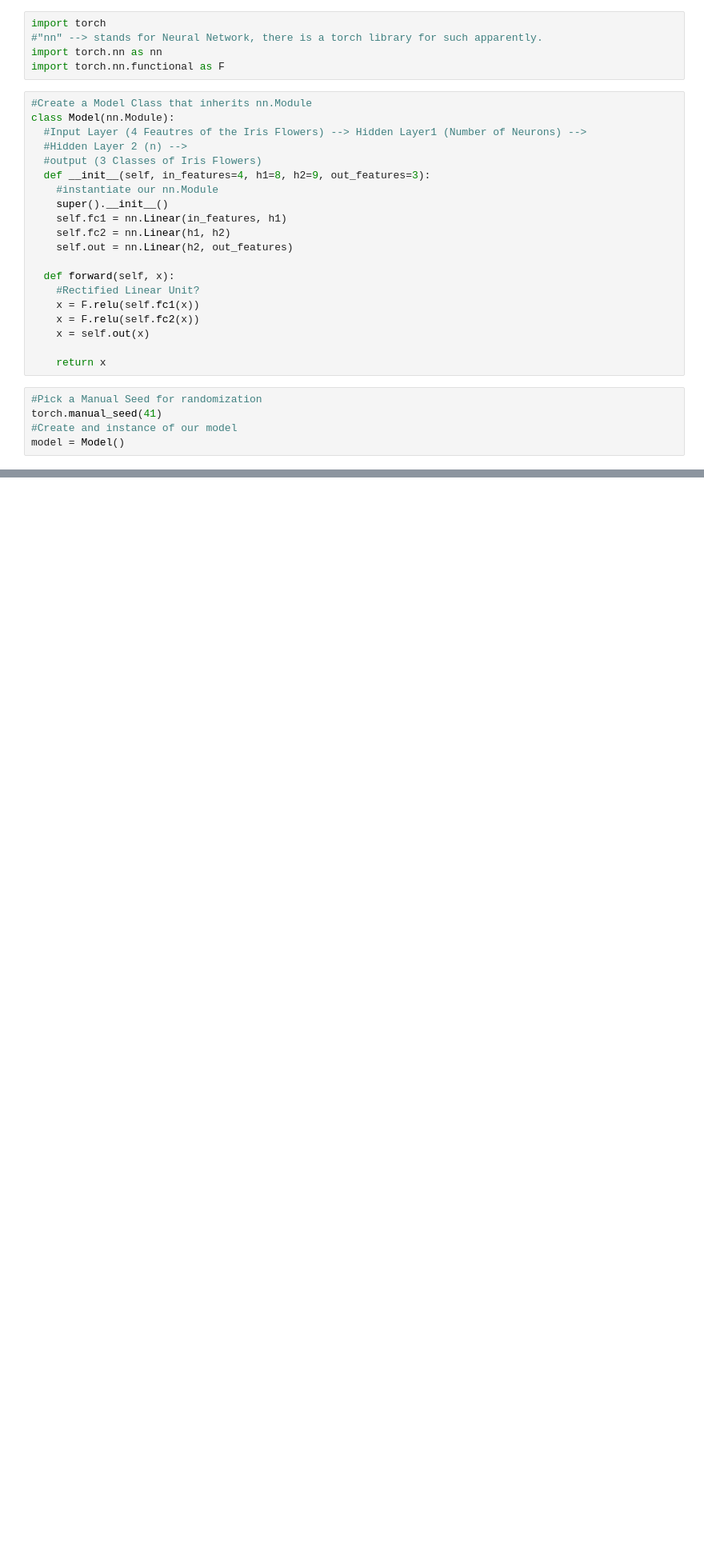
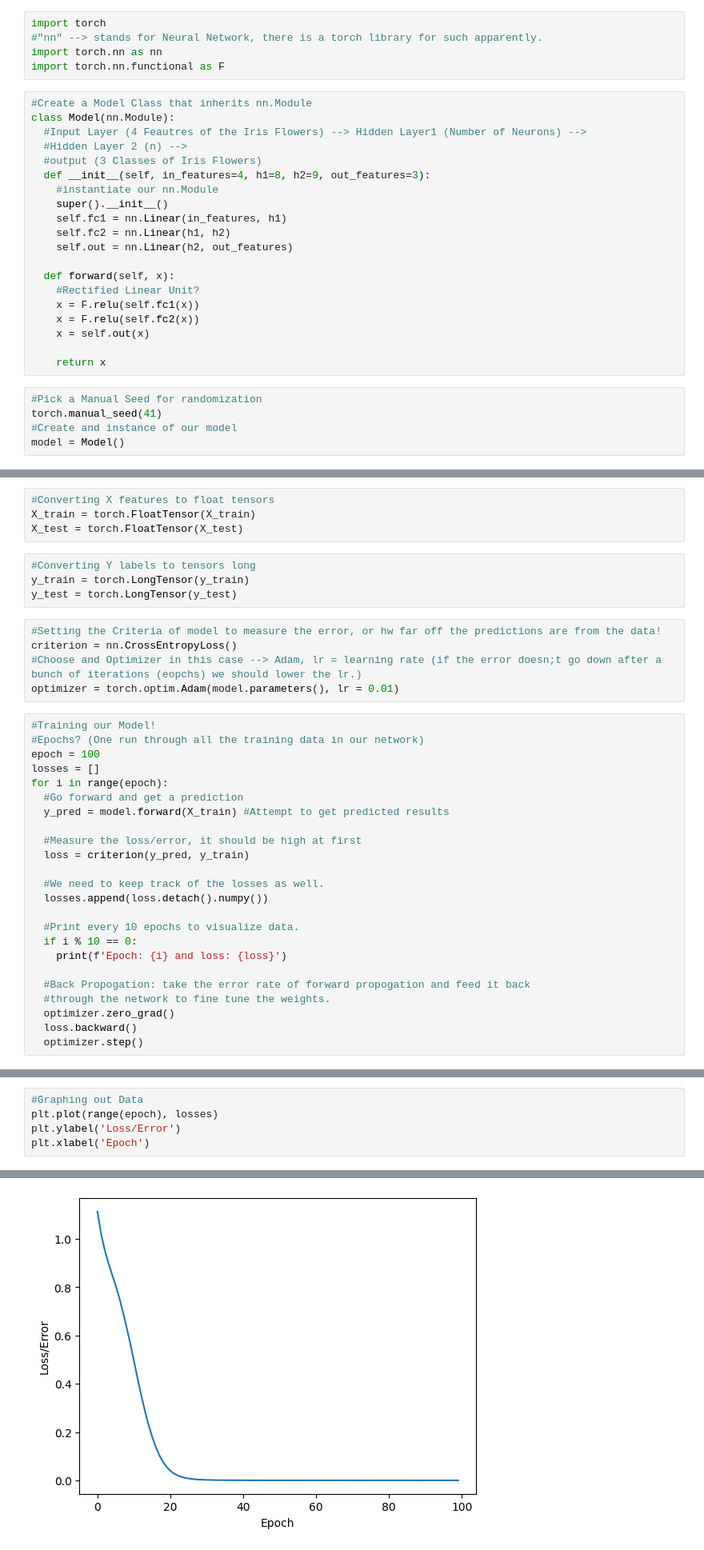
Before and after one commit to c0lbalt/Deep-Learning-w-PyTorch, a Jupyter notebook: Simple_NeuralNetwork.ipynb, the cells around one changed output, grey strips where cells are left out. Shown at 80% size. Drawn from its saved outputs; the diff is of its cells as text; blank space fills up the shorter version.

Commit message:
Neural Network data has been run through, plotted and analyzed.

```diff
--- a/Simple_NeuralNetwork.ipynb
+++ b/Simple_NeuralNetwork.ipynb
@@ -32,0 +82,37 @@ model = Model()
+# %%
+#Converting X features to float tensors
+X_train = torch.FloatTensor(X_train)
+X_test = torch.FloatTensor(X_test)
+# %%
+#Converting Y labels to tensors long
+y_train = torch.LongTensor(y_train)
+y_test = torch.LongTensor(y_test)
+# %%
+#Setting the Criteria of model to measure the error, or hw far off the predictions are from the data!
+criterion = nn.CrossEntropyLoss()
+#Choose and Optimizer in this case --> Adam, lr = learning rate (if the error doesn;t go down after a bunch of iterations (eopchs) we should lower the lr.)
+optimizer = torch.optim.Adam(model.parameters(), lr = 0.01)
+# %%
+#Training our Model!
+#Epochs? (One run through all the training data in our network)
+epoch = 100
+losses = []
+for i in range(epoch):
+  #Go forward and get a prediction
+  y_pred = model.forward(X_train) #Attempt to get predicted results
+
+  #Measure the loss/error, it should be high at first
+  loss = criterion(y_pred, y_train)
+
+  #We need to keep track of the losses as well.
+  losses.append(loss.detach().numpy())
+
+  #Print every 10 epochs to visualize data.
+  if i % 10 == 0:
+    print(f'Epoch: {i} and loss: {loss}')
+
+  #Back Propogation: take the error rate of forward propogation and feed it back
+  #through the network to fine tune the weights.
+  optimizer.zero_grad()
+  loss.backward()
+  optimizer.step()
@@ -32,0 +130,6 @@ model = Model()
+# %%
+#Graphing out Data
+plt.plot(range(epoch), losses)
+plt.ylabel('Loss/Error')
+plt.xlabel('Epoch')
+# %% [output]
@@ -32,0 +137 @@ model = Model()
+[figure, added]
```
Also changed, not shown: parts of 20 cells of this notebook.
